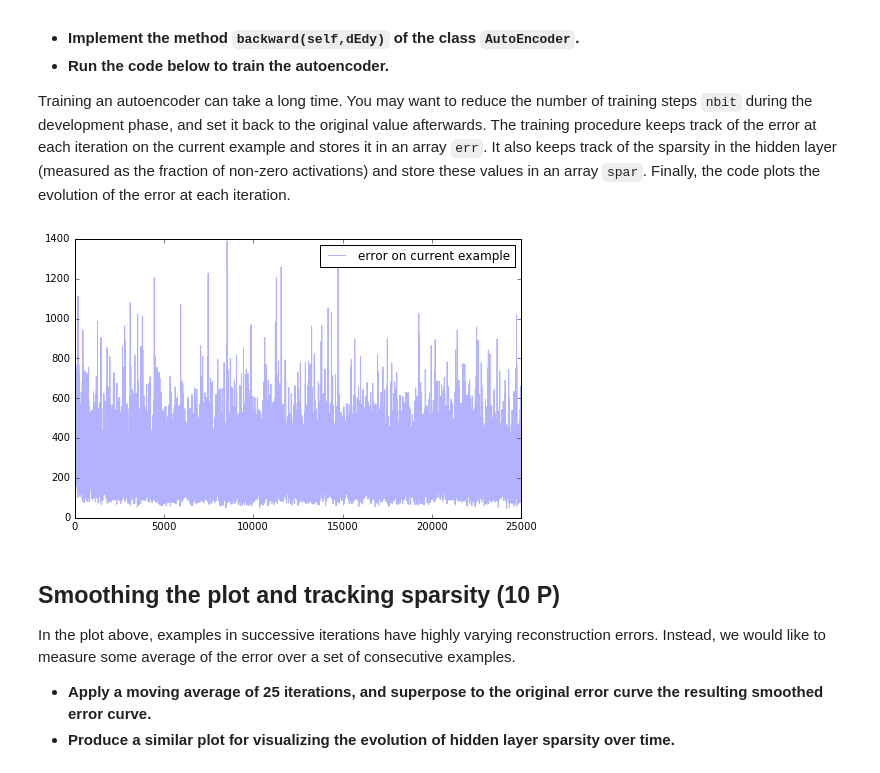
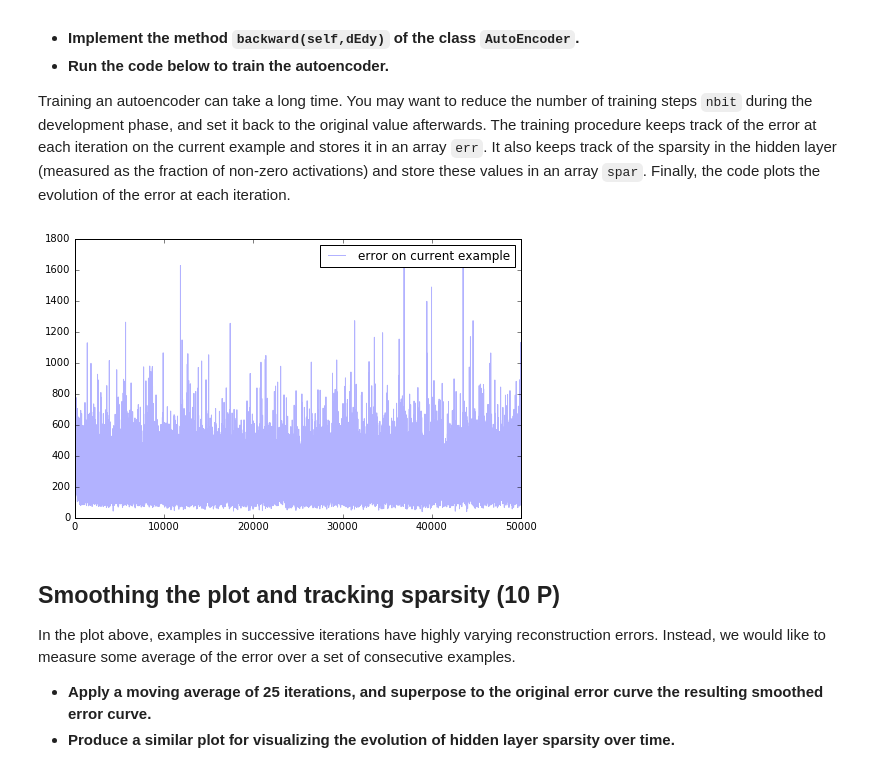
Before and after one commit to HeavyPanda/ml2, a Jupyter notebook: sheet04/sheet04_mario.ipynb, the cells around one changed output. Cells and saved outputs as stored; diff of their text form; code cells hidden in the pictures.

```diff
--- a/sheet04/sheet04_mario.ipynb
+++ b/sheet04/sheet04_mario.ipynb
@@ -85,33 +85,34 @@ Training an autoencoder can take a long time. You may want to reduce the number
 # %%
 ae = AutoEncoder(784,225)
 
 err  = [] # error at each iteration
 spar = [] # sparsity at each iteration
 
-nbit = 25000
+#nbit = 25000
+nbit = 50000
 
 for i in range(1, nbit + 1):
 
     # Choose a random data point
     x0 = X[numpy.random.randint(70000)]
 
     # Train the autoencoder with this data point
     x = x0 + numpy.random.normal(0, 1.0, x0.shape)
     y = ae.forward(x)
     ae.backward(y - x0)
     ae.update(0.0005)
 
     # Keep track of the reconstruction error and sparsity
     err  += [((y - x0)**2).sum()]
     spar += [(ae.z > 0).sum() * 1.0 / len(ae.z)]
 
 # Plot reconstruction error over time
 plt.figure(figsize=(8, 5))
 plt.plot(err, alpha=0.3, label='error on current example')
 plt.legend(loc='upper right')
 plt.show()
 # %% [output]
-[figure, old version]
+[figure, new version]
 # %% [markdown]
 ## Smoothing the plot and tracking sparsity (10 P)
 
```
Also changed, not shown: parts of 5 cells of this notebook.
